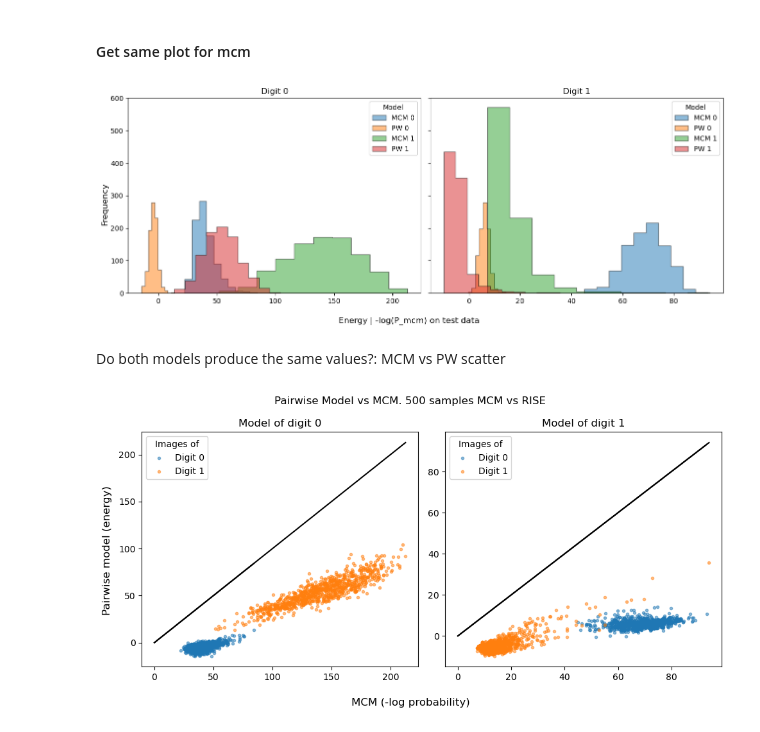
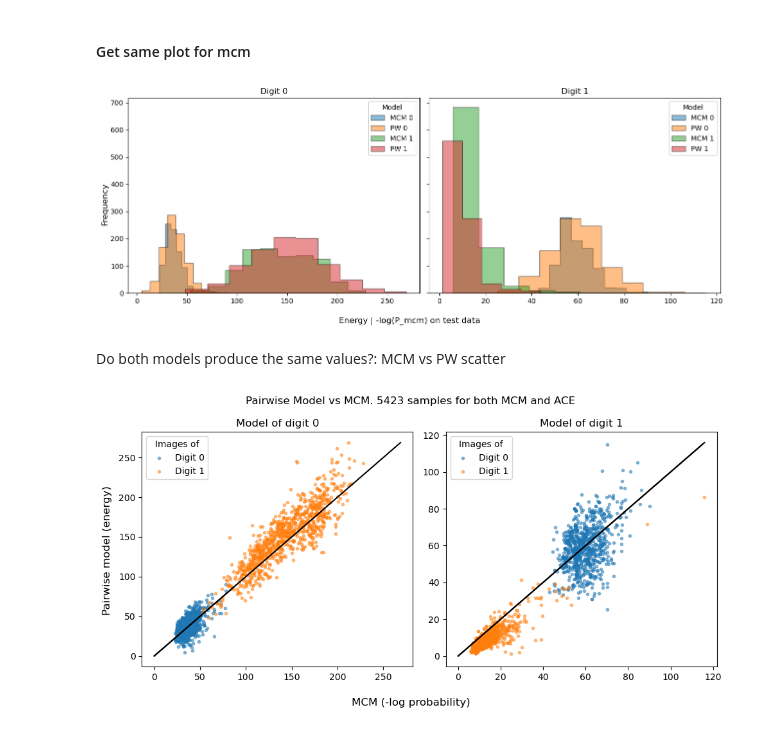
Before and after one commit to PaulHosek/MCM_classifier, a Jupyter notebook: Classifier_1/mcm/paper_plots_pw/mcm_pw_energyhist.ipynb, the cells around one changed output. Drawn from its saved outputs; the diff is of its cells as text; code cells hidden in the pictures.

```diff
--- a/Classifier_1/mcm/paper_plots_pw/mcm_pw_energyhist.ipynb
+++ b/Classifier_1/mcm/paper_plots_pw/mcm_pw_energyhist.ipynb
@@ -21,16 +21,19 @@ importlib.reload(pwutils)
 nspin = 121
 model_digits = [0,1]
 sample_sizes = [500]
+sample_sizes = [5423]
+
 testdatas = [np.genfromtxt(utils.load_test_data(digit), dtype=int, delimiter=1) for digit in model_digits]
 # %%
-# # pairwise
-# # outdir = "../data/OUTPUT/pairwise/OUTPUT_mod"
+# ACE
+pw_modname = "ACE"
+outdir = "../data/OUTPUT/pairwise/OUTPUT_mod"
 # outdir = f"../data/OUTPUT/pairwise/OUTPUT_mod_rise/{sample_sizes}/1" #first run
 
-# pw_mods = [pwutils.get_pw_mod(i,nspin,outdir) for i in model_digits] # both models were stopped after 100 iterations of the ACE algorithm, 4k samples
+pw_mods = [pwutils.get_pw_mod(i,nspin,outdir) for i in model_digits] # both models were stopped after 100 iterations of the ACE algorithm, 4k samples
 
-# pairwise_distrs = np.empty((2,2,len(testdatas[0])))
-# for i_dig, testdig in enumerate(testdatas):
-#     for i_md, mod in enumerate(pw_mods):
-#         pairwise_distrs[i_md,i_dig,:] = np.array([mod.calc_energy(state) for state in testdig])
+pairwise_distrs = np.empty((2,2,len(testdatas[0])))
+for i_dig, testdig in enumerate(testdatas):
+    for i_md, mod in enumerate(pw_mods):
+        pairwise_distrs[i_md,i_dig,:] = np.array([mod.calc_energy(state) for state in testdig])
 # %%
@@ -89,35 +93,35 @@ fig.supylabel("Frequency")
 fig.tight_layout()
 plt.show()
 # %% [output]
-[figure, old version]
+[figure, new version]
 # %% [markdown]
 Do both models produce the same values?: MCM vs PW scatter
 # %%
 # lets scatter all points of both categories. Make them different colors based on point and x = MCM y = PW
 
 ### Now we combine the two
 
 
 
 model_digits = [0,1]
 
 fig, axs = plt.subplots(1,2,figsize=((10,5)))
 
 for i_dig, testdig in enumerate(testdatas):
     ax = axs[i_dig]
     see_dig = model_digits[i_dig]
     for i_md, mod in enumerate(all_byk_pair):
 
         ax.scatter(mcm_distr[i_md,i_dig,:]*-1,pairwise_distrs[i_md,i_dig],label=f"Digit {i_md}",alpha=.5,marker=".")
         lm =  np.max([np.max(arr) for arr in (mcm_distr[i_md,i_dig,:]*-1,pairwise_distrs[i_md,i_dig])])
         ax.plot((0,lm),(0,lm),color="black")
         # ax.set(adjustable='box', aspect='equal')
 
     ax.set_title(f"Model of digit {see_dig}")
     ax.legend(title="Images of")
 fig.supxlabel("MCM (-log probability)")
 fig.supylabel("Pairwise model (energy)")
-fig.suptitle("Pairwise Model vs MCM. 500 samples MCM vs RISE")
+fig.suptitle(f"Pairwise Model vs MCM. {sample_sizes[0]} samples for both MCM and {pw_modname}")
 fig.tight_layout()
 # %% [output]
-[figure, old version]
+[figure, new version]
```
Also changed, not shown: parts of 3 cells of this notebook, 5 other files.
